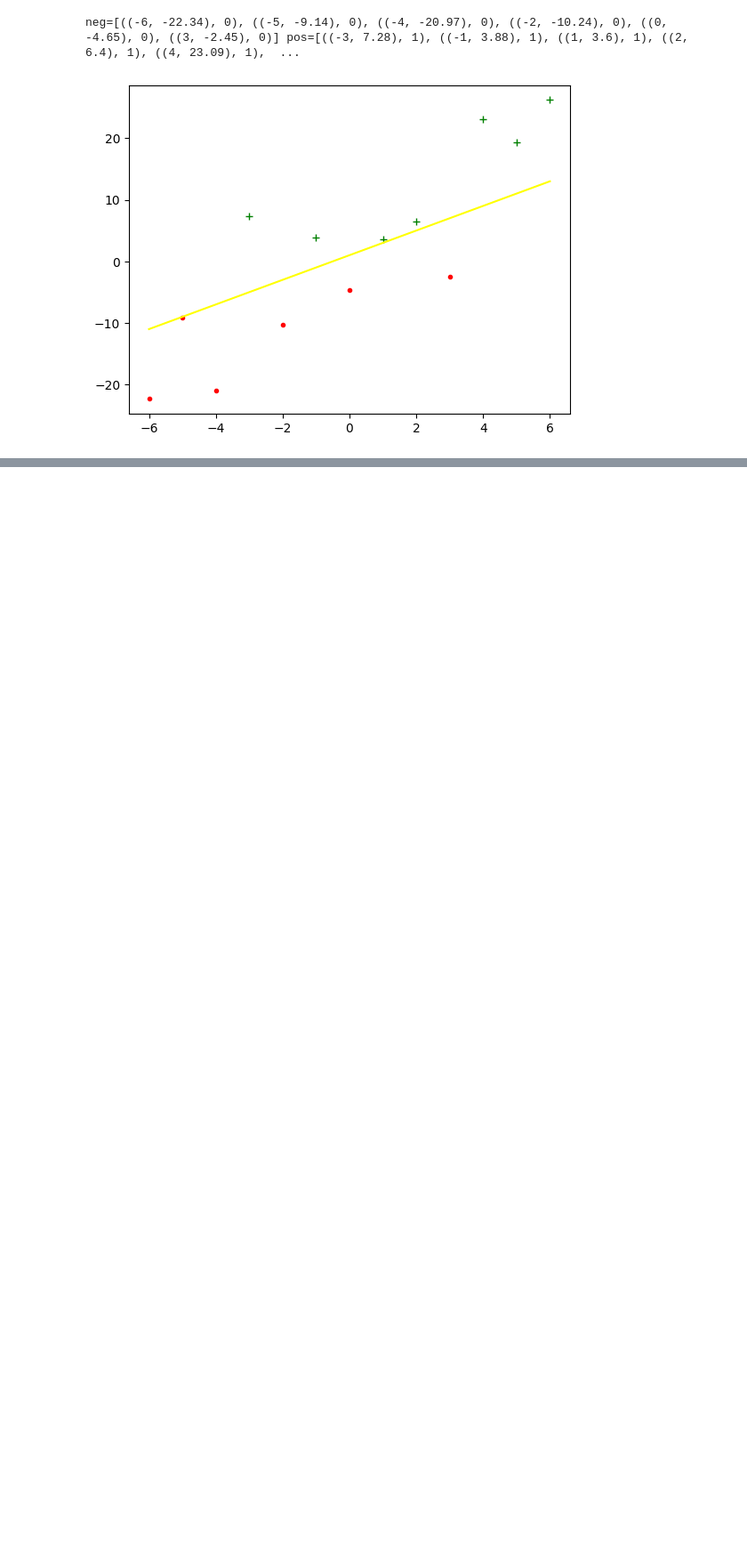
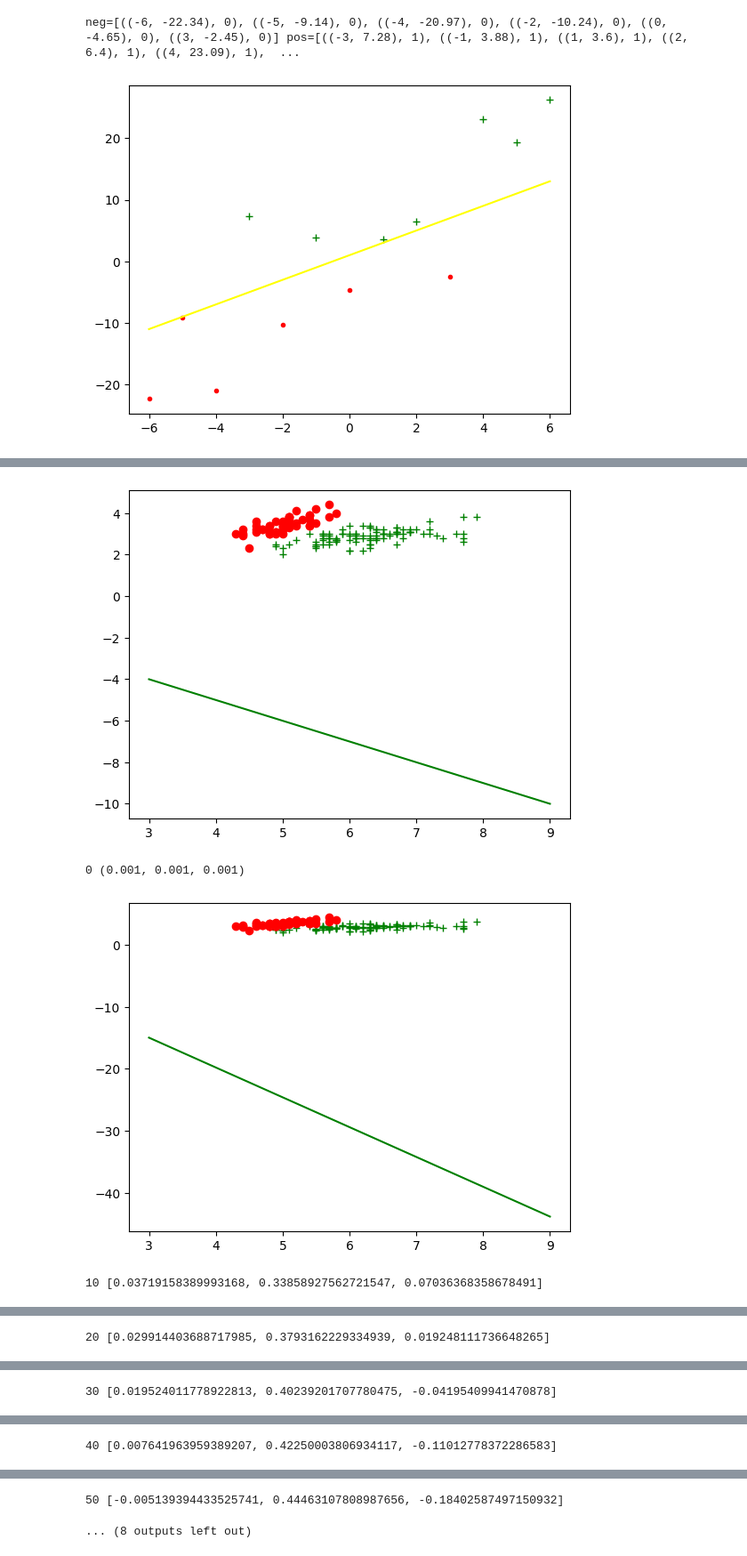
Before and after one commit to everestso/Summer22, a Jupyter notebook: s24LinearModelNotes.ipynb, the cells around one changed output, grey strips where cells are left out. Shown at 89% size. Cells and saved outputs as stored; diff of their text form; code cells hidden in the pictures; blank space fills up the shorter version.

```diff
--- a/s24LinearModelNotes.ipynb
+++ b/s24LinearModelNotes.ipynb
@@ -362,0 +437,30 @@ plt.show()
+# %%
+iteration = 0
+totalIterations = 100
+printIterations = 10
+for _ in range(totalIterations):
+  yPredicted = [sigmoid(F(model, x)) for x in X]
+  if iteration % printIterations  == 0:
+    YpredLine = [ Fx2(model, X) for X in zip([1]*(rangeValue[1]-rangeValue[0]+1), range(rangeValue[0], rangeValue[1]), [0]*(rangeValue[1]-rangeValue[0]+1)) ]
+    plt.plot(dataX1pos, dataX2pos, "g+")
+    plt.plot(dataX1neg, dataX2neg, "ro")
+    plt.plot(range(rangeValue[0], rangeValue[1]), YpredLine, "g")
+    plt.show()
+    print(iteration, model)
+  Error = sum([(r-y)**2.0 for r,y in zip(Y, yPredicted)])
+  if (iteration+1)%1000==0:
+    print("Iteration: ", iteration, "Error=", Error, model)
+    #plt.plot(dataX1, yPredicted, "r+")
+    #plt.plot(dataX1, Y, "g+")
+    #plt.show()
+  deltaX0 = 1/len(Y)*sum( [(-2*(r-y)*sigmoid(F(model, x))*(1-sigmoid(F(model, x)))*x[0]) for r,y,x in zip(Y, yPredicted, X)] )
+  deltaX1 = 1/len(Y)*sum( [(-2*(r-y)*sigmoid(F(model, x))*(1-sigmoid(F(model, x)))*x[1]) for r,y,x in zip(Y, yPredicted, X)] )
+  deltaX2 = 1/len(Y)*sum( [(-2*(r-y)*sigmoid(F(model, x))*(1-sigmoid(F(model, x)))*x[2]) for r,y,x in zip(Y, yPredicted, X)] )
+
+  model = [model[0]-alpha1*deltaX0, model[1]-alpha1*deltaX1, model[2]-alpha1*deltaX2]
+  iteration += 1
+# %% [output]
+[figure, added]
+0 (0.001, 0.001, 0.001)
+[figure, added]
+10 [0.03719158389993168, 0.33858927562721547, 0.07036368358678491]
@@ -362,0 +468 @@ plt.show()
+20 [0.029914403688717985, 0.3793162229334939, 0.019248111736648265]
@@ -362,0 +470 @@ plt.show()
+30 [0.019524011778922813, 0.40239201707780475, -0.04195409941470878]
@@ -362,0 +472 @@ plt.show()
+40 [0.007641963959389207, 0.42250003806934117, -0.11012778372286583]
@@ -362,0 +474,2 @@ plt.show()
+50 [-0.005139394433525741, 0.44463107808987656, -0.18402587497150932]
+... (8 outputs left out)
```
Also changed, not shown: parts of 11 cells of this notebook.
